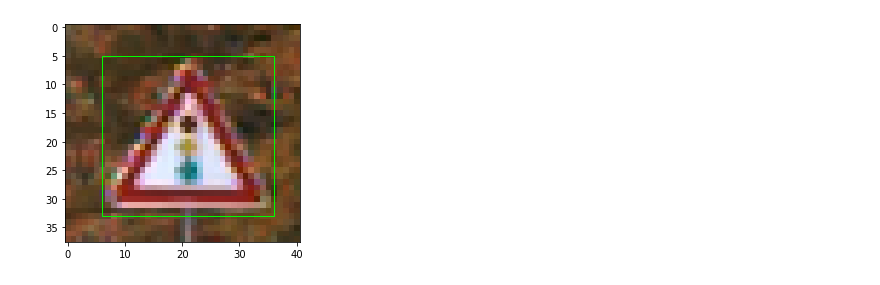
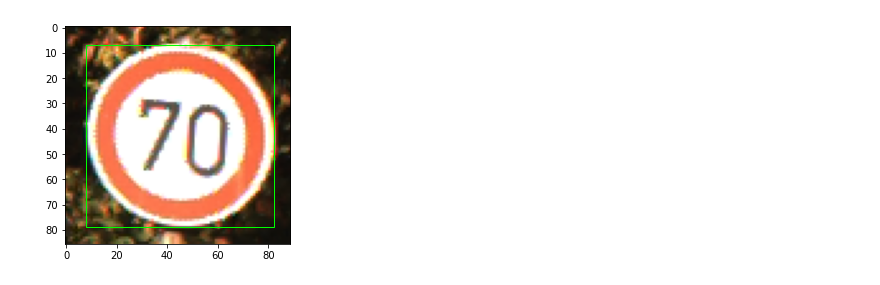
Before and after one commit to geraldmc/DL4CV-2022, a Jupyter notebook: project-I/gtsrb_loader.ipynb, the cells around one changed output. Saved outputs shown, nothing was run; the diff lists cells and outputs as text; code cells hidden in the pictures.

```diff
--- a/project-I/gtsrb_loader.ipynb
+++ b/project-I/gtsrb_loader.ipynb
@@ -96,11 +96,11 @@ def show_framed_img(img, img_frame):
     plt.show()
 # %%
 sample_idx = torch.randint(len(GTSRB_train_dataset), size=(1,)).item()
-img, label, frame = GTSRB_train_dataset[30000]
+img, label, frame = GTSRB_train_dataset[sample_idx]
 img_frame = list(frame.items())
 show_framed_img(img, img_frame)
 # %% [output]
-[figure, old version]
+[figure, new version]
 # %%
 ''' GUTTER
 
```
Also changed, not shown: parts of 2 cells of this notebook.
